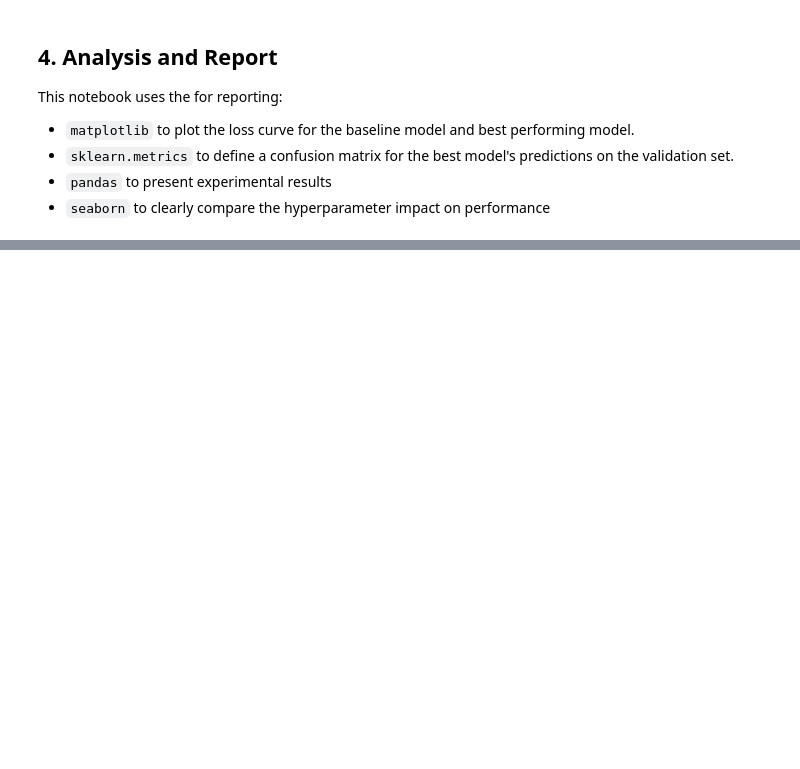
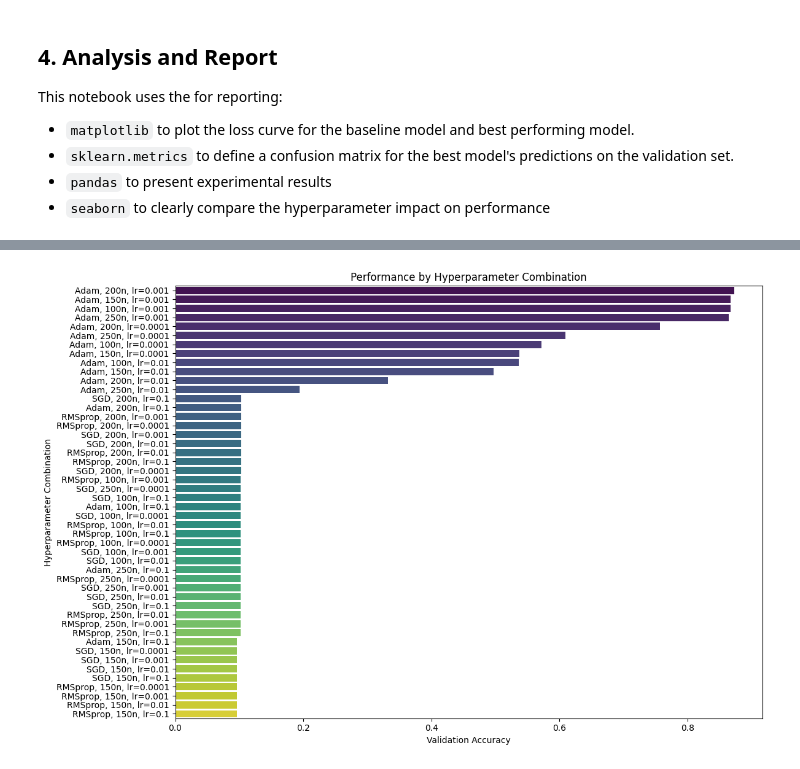
Before and after one commit to traceyomphile/CSC2042S-Neural-Network, a Jupyter notebook: Neural Network.ipynb, the cells around one changed output, grey strips where cells are left out. Drawn from its saved outputs; the diff is of its cells as text; code cells hidden in the pictures; blank space fills up the shorter version.

Commit message:
Created a barchat to visualise performance by hyperparameter combinations

```diff
--- a/Neural Network.ipynb
+++ b/Neural Network.ipynb
@@ -378,6 +378,7 @@ def grid_search(alphas: list, optimisers: list, num_neurons: list) -> dict:
         model_ = MultiLayerPerceptron(data_batch.shape[1], neurons, 64, 10)
         for opt in optimisers:
             for lr in alphas:
+                optimizer = None
                 if opt == "Adam":
                     optimizer = t.optim.Adam(model_.parameters(), lr=lr)
                 elif opt == "SGD":
@@ -388,7 +389,7 @@ def grid_search(alphas: list, optimisers: list, num_neurons: list) -> dict:
                     raise ValueError("optimiser must be in [\"Adam\", \"SGD\", \"RMSprop\"]")
 
                 # Train model
-                tr_res = train_model(model_, ctrn, optimizer)
+                tr_res = train_model(model_, ctrn, optimizer, num_epochs=10)
                 f_metrics = get_final_metrics(tr_res["Model"])
                 accuracies.append({
                     "Model": model_,
@@ -404,7 +405,7 @@ def grid_search(alphas: list, optimisers: list, num_neurons: list) -> dict:
 # Define tuning hyperparameters
 alphas = [0.0001, 0.001, 0.01, 0.1]
 optims = ["Adam", "SGD", "RMSprop"]
-neurons = [100, 200, 500, 700]
+neurons = [100, 150, 200, 250]
 
 grid_results = grid_search(alphas, optims, neurons)
 # %% [markdown]
@@ -417,3 +418,14 @@ This notebook uses the for reporting:
 * ``seaborn`` to clearly compare the hyperparameter impact on performance
 # %%
 # Present the experimental results
+grid_res = {
+    "neurons": [r["neurons"] for r in grid_results],
+    "optimiser": [r["optimiser"] for r in grid_results],
+    "lr": [r["lr"] for r in grid_results],
+    "Final Val Acc": [r["Final Val Acc"] for r in grid_results]
+}
+
+grid_df = pd.DataFrame(grid_res, columns=["neurons", "optimiser","lr", "Final Val Acc"])
+# Sort values
+sorted_grid_df = grid_df.sort_values(by="Final Val Acc", ascending=False)
+print(sorted_grid_df)
@@ -419,0 +450,19 @@ This notebook uses the for reporting:
+# %%
+"""Visualise different hyperparameter combinations using barplot"""
+
+# Combine hyperpaameters into one label
+grid_df["config"] = grid_df.apply(lambda row: f"{row['optimiser']}, {row['neurons']}n, lr={row['lr']}", axis=1)
+
+# SOrt by accuracy
+new_grid_df = grid_df.sort_values("Final Val Acc", ascending=False)
+
+# PLot the barchart
+plt.figure(figsize=(12,8))
+sns.barplot(data=new_grid_df, x="Final Val Acc", y="config", hue="config", palette="viridis", legend=False)
+plt.title("Performance by Hyperparameter Combination")
+plt.xlabel("Validation Accuracy")
+plt.ylabel("Hyperparameter Combination")
+plt.tight_layout()
+plt.show()
+# %% [output]
+[figure, added]
```
Also changed, not shown: parts of 5 cells of this notebook.
